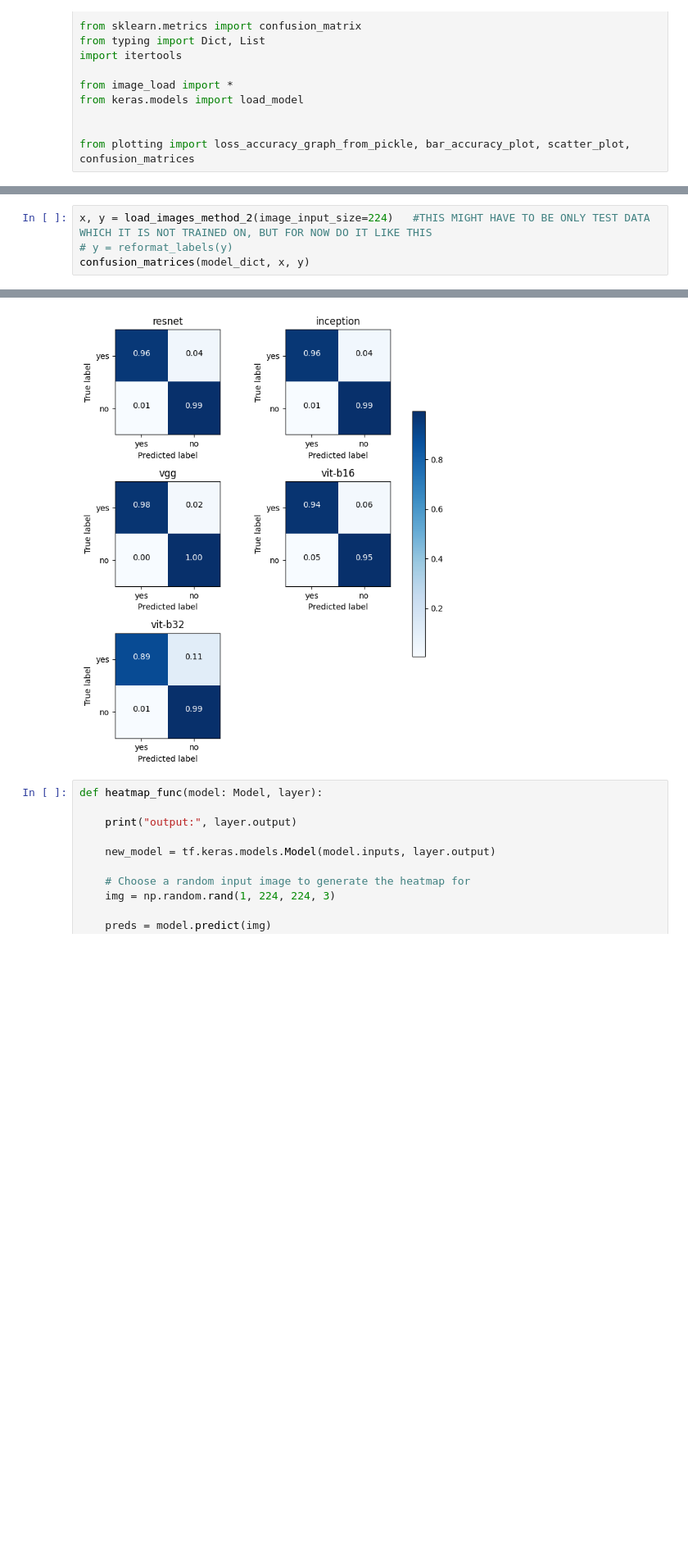
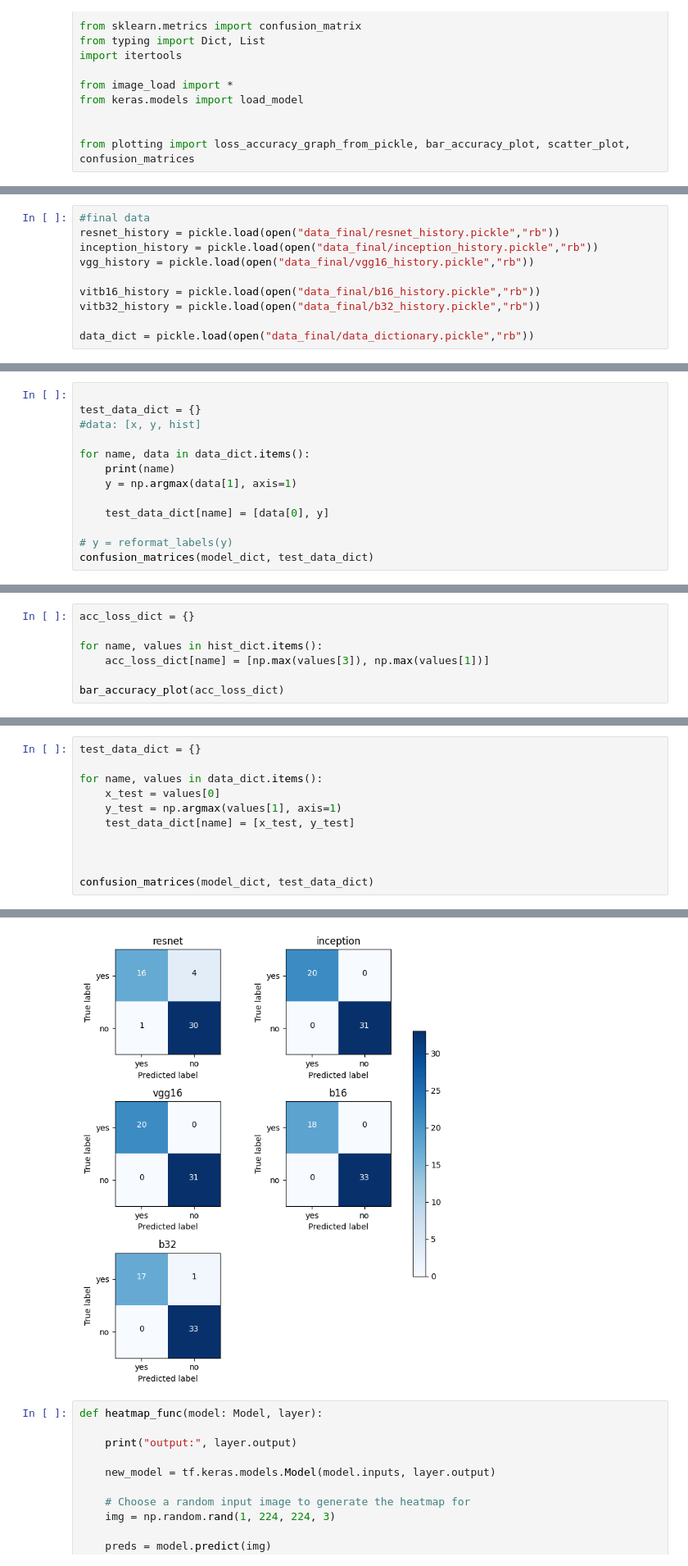
Before and after one commit to rutgerluinge/BrainTumorDetection, a Jupyter notebook: plotting.ipynb, the cells around one changed output, grey strips where cells are left out. Shown: that part at 82% size. Drawn from its saved outputs; the diff is of its cells as text; blank space fills up the shorter version.

```diff
--- a/plotting.ipynb
+++ b/plotting.ipynb
@@ -60,0 +61,10 @@ c_val_result_dict =  pickle.load(open("models and histories/data_dictionary.pick
+# %%
+#final data
+resnet_history = pickle.load(open("data_final/resnet_history.pickle","rb"))
+inception_history = pickle.load(open("data_final/inception_history.pickle","rb"))
+vgg_history = pickle.load(open("data_final/vgg16_history.pickle","rb"))
+
+vitb16_history = pickle.load(open("data_final/b16_history.pickle","rb"))
+vitb32_history = pickle.load(open("data_final/b32_history.pickle","rb"))
+
+data_dict = pickle.load(open("data_final/data_dictionary.pickle","rb"))
@@ -60,0 +91,13 @@ c_val_result_dict =  pickle.load(open("models and histories/data_dictionary.pick
+# %%
+
+test_data_dict = {}
+#data: [x, y, hist]
+
+for name, data in data_dict.items():
+    print(name)
+    y = np.argmax(data[1], axis=1)
+
+    test_data_dict[name] = [data[0], y]
+
+# y = reformat_labels(y)
+confusion_matrices(model_dict, test_data_dict)
@@ -60,0 +123,7 @@ c_val_result_dict =  pickle.load(open("models and histories/data_dictionary.pick
+# %%
+acc_loss_dict = {}
+
+for name, values in hist_dict.items():
+    acc_loss_dict[name] = [np.max(values[3]), np.max(values[1])]
+
+bar_accuracy_plot(acc_loss_dict)
@@ -76,6 +146,13 @@ scatter_plot(model_dict, c_val_result_dict)
 # %%
-x, y = load_images_method_2(image_input_size=224)   #THIS MIGHT HAVE TO BE ONLY TEST DATA WHICH IT IS NOT TRAINED ON, BUT FOR NOW DO IT LIKE THIS
-# y = reformat_labels(y)
-confusion_matrices(model_dict, x, y)
+test_data_dict = {}
+
+for name, values in data_dict.items():
+    x_test = values[0]
+    y_test = np.argmax(values[1], axis=1)
+    test_data_dict[name] = [x_test, y_test]
+
+
+
+confusion_matrices(model_dict, test_data_dict)
 # %% [output]
 model: resnet
@@ -91,5 +170,5 @@ model: vit-b32
 <Figure size 2000x3500 with 0 Axes>
-[figure, old version]
+[figure, new version]
 # %%
 def heatmap_func(model: Model, layer):
 
```
Also changed, not shown: parts of 11 cells of this notebook, 4 other files.
